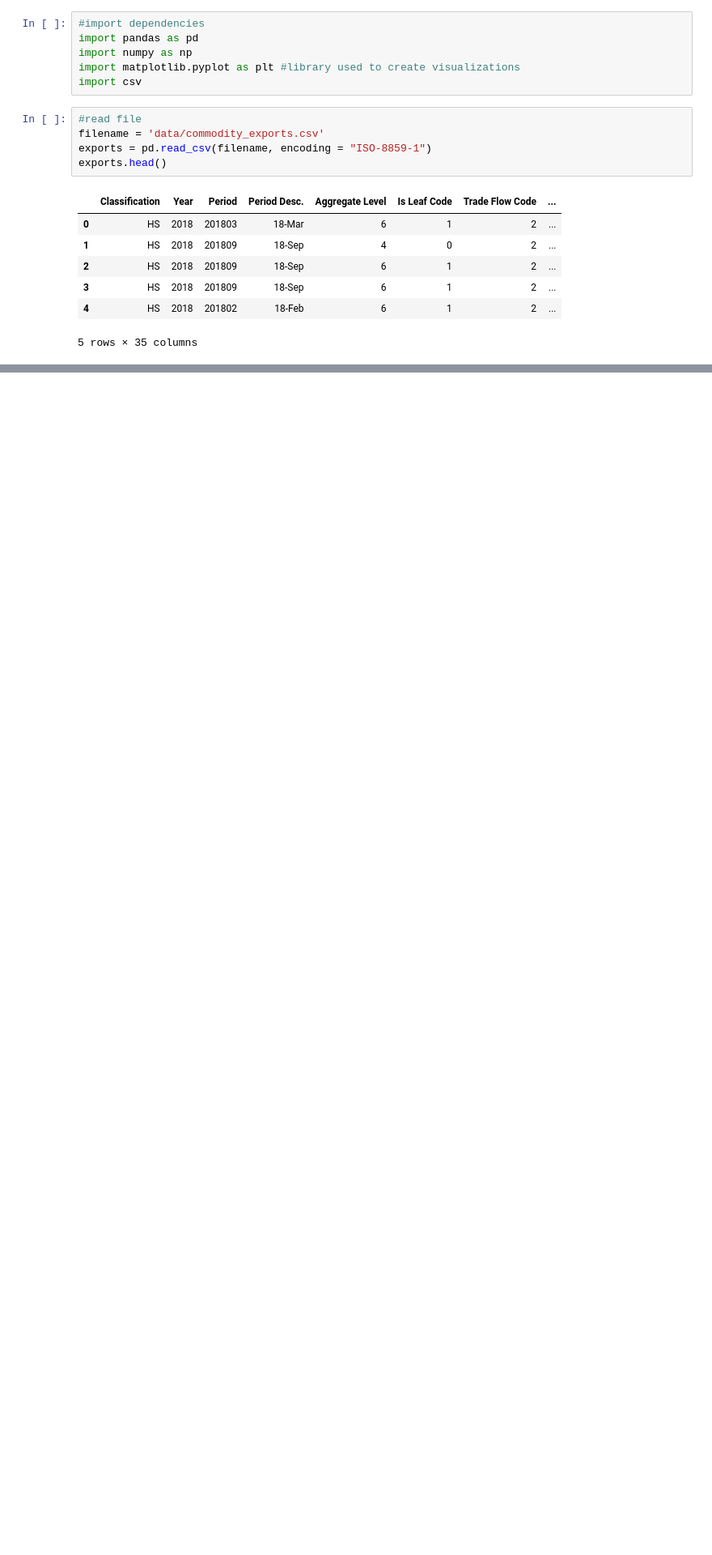
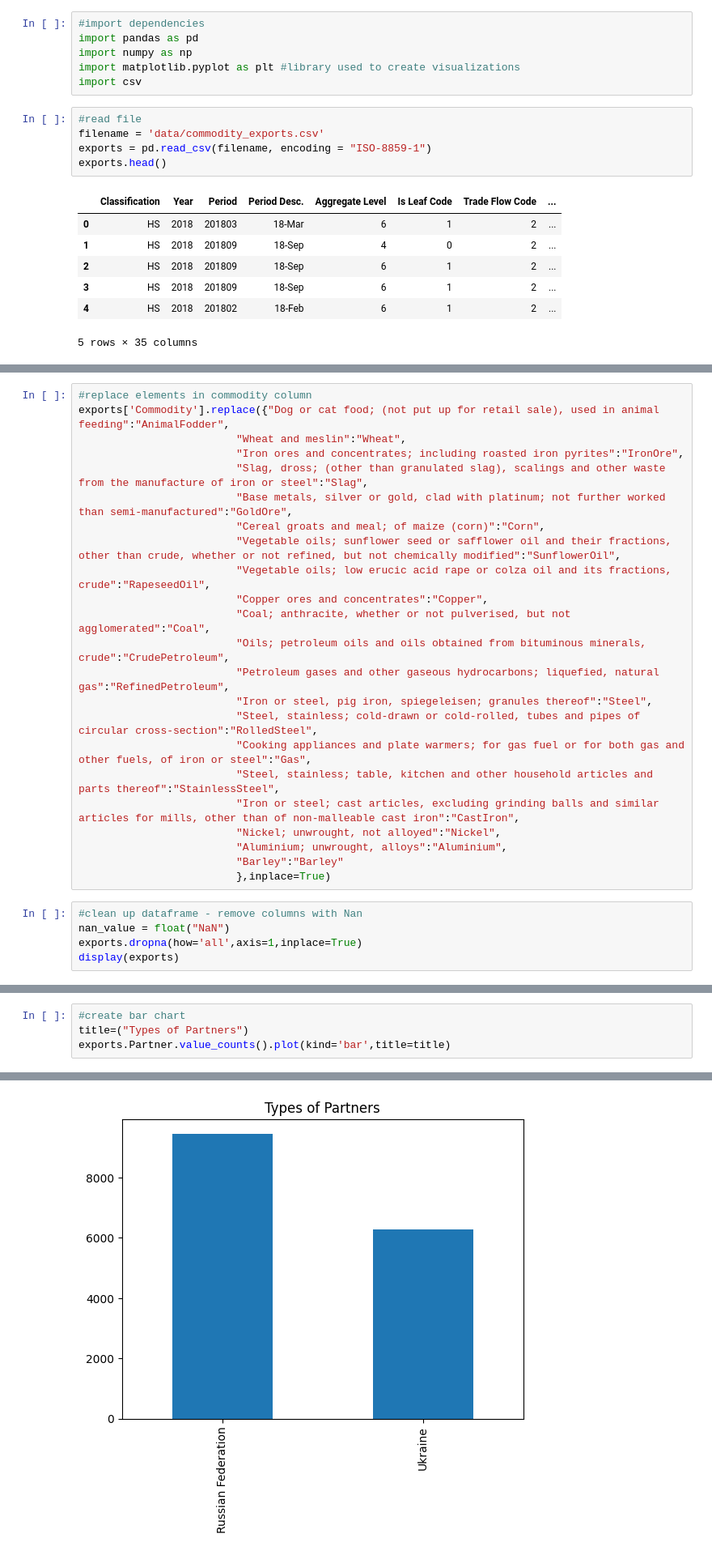
Before and after one commit to leezael/TeamTrifecta_CS504, a Jupyter notebook: scripts/commodity_ex.ipynb, the cells around one changed output, grey strips where cells are left out. Shown at 81% size. Saved outputs shown, nothing was run; the diff lists cells and outputs as text; blank space fills up the shorter version.

```diff
--- a/scripts/commodity_ex.ipynb
+++ b/scripts/commodity_ex.ipynb
@@ -170,0 +20,28 @@ interactive(children=(SelectMultiple(description='year', options=(2018, 2019, 20
+# %%
+#replace elements in commodity column
+exports['Commodity'].replace({"Dog or cat food; (not put up for retail sale), used in animal feeding":"AnimalFodder",
+                         "Wheat and meslin":"Wheat",
+                         "Iron ores and concentrates; including roasted iron pyrites":"IronOre",
+                         "Slag, dross; (other than granulated slag), scalings and other waste from the manufacture of iron or steel":"Slag",
+                         "Base metals, silver or gold, clad with platinum; not further worked than semi-manufactured":"GoldOre",
+                         "Cereal groats and meal; of maize (corn)":"Corn",
+                         "Vegetable oils; sunflower seed or safflower oil and their fractions, other than crude, whether or not refined, but not chemically modified":"SunflowerOil",
+                         "Vegetable oils; low erucic acid rape or colza oil and its fractions, crude":"RapeseedOil",
+                         "Copper ores and concentrates":"Copper",
+                         "Coal; anthracite, whether or not pulverised, but not agglomerated":"Coal",
+                         "Oils; petroleum oils and oils obtained from bituminous minerals, crude":"CrudePetroleum",
+                         "Petroleum gases and other gaseous hydrocarbons; liquefied, natural gas":"RefinedPetroleum",
+                         "Iron or steel, pig iron, spiegeleisen; granules thereof":"Steel",
+                         "Steel, stainless; cold-drawn or cold-rolled, tubes and pipes of circular cross-section":"RolledSteel",
+                         "Cooking appliances and plate warmers; for gas fuel or for both gas and other fuels, of iron or steel":"Gas",
+                         "Steel, stainless; table, kitchen and other household articles and parts thereof":"StainlessSteel",
+                         "Iron or steel; cast articles, excluding grinding balls and similar articles for mills, other than of non-malleable cast iron":"CastIron",
+                         "Nickel; unwrought, not alloyed":"Nickel",
+                         "Aluminium; unwrought, alloys":"Aluminium",
+                         "Barley":"Barley"
+                         },inplace=True)
+# %%
+#clean up dataframe - remove columns with Nan
+nan_value = float("NaN")
+exports.dropna(how='all',axis=1,inplace=True)
+display(exports)
@@ -170,0 +71,5 @@ interactive(children=(SelectMultiple(description='year', options=(2018, 2019, 20
+# %%
+#create bar chart
+title=("Types of Partners")
+exports.Partner.value_counts().plot(kind='bar',title=title)
+# %% [output]
@@ -170,0 +77 @@ interactive(children=(SelectMultiple(description='year', options=(2018, 2019, 20
+[figure, added]
```
Also changed, not shown: parts of 52 cells of this notebook, 14 other files.
